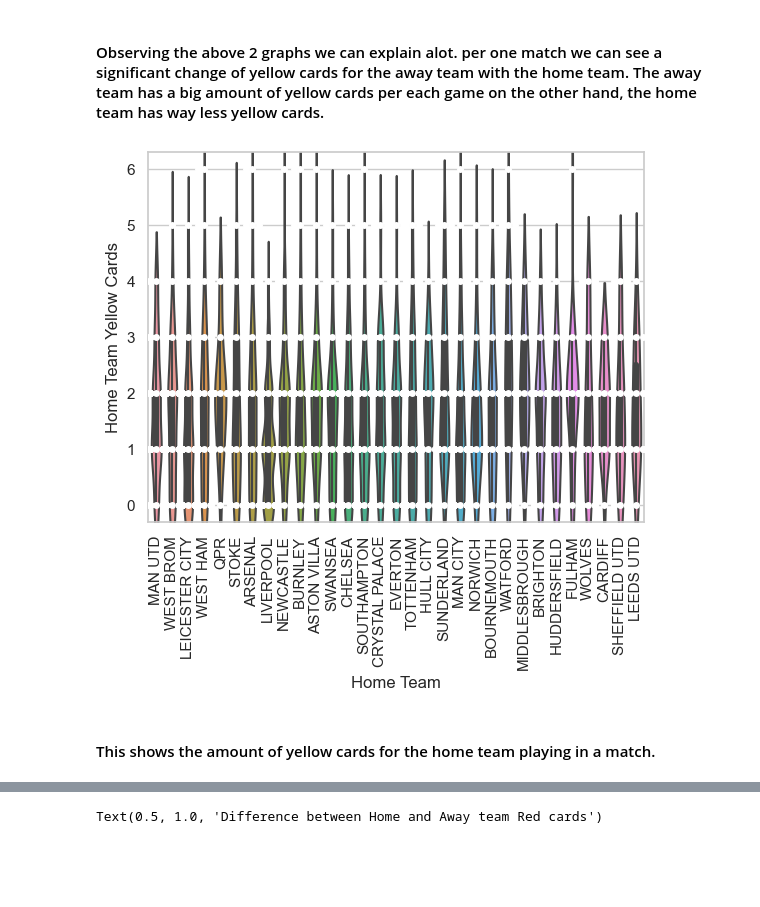
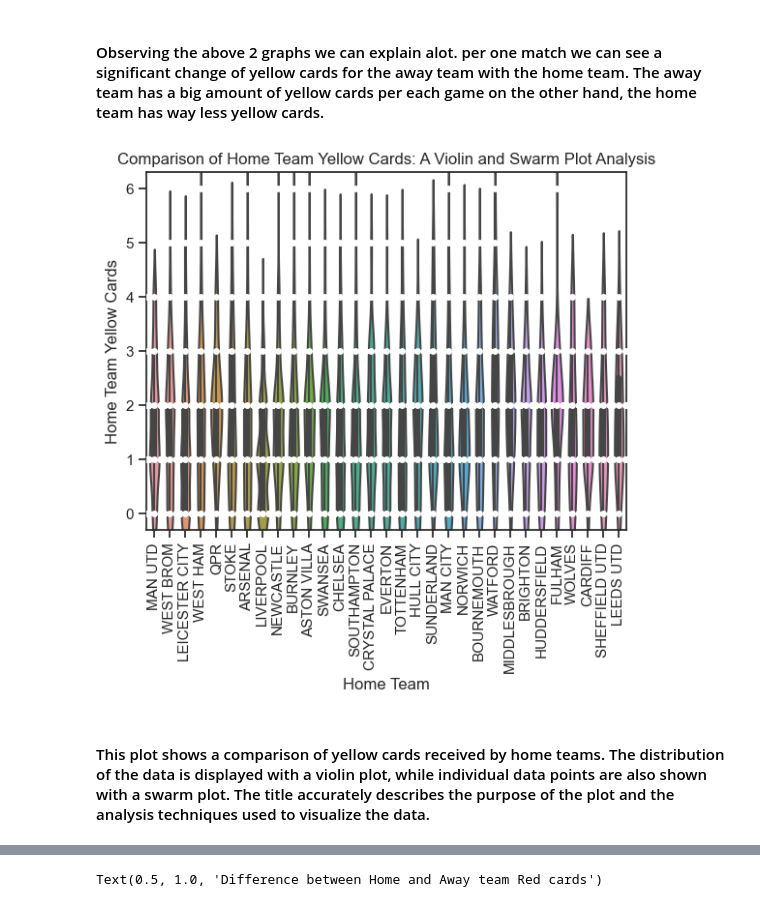
Before and after one commit to ubco-W2022T2-data301/Group14, a Jupyter notebook: analysis/analysis1.ipynb, the cells around one changed output, grey strips where cells are left out. Cells and saved outputs as stored; diff of their text form; code cells hidden in the pictures; blank space fills up the shorter version.

```diff
--- a/analysis/analysis1.ipynb
+++ b/analysis/analysis1.ipynb
@@ -289,12 +292,13 @@ plt.legend(bbox_to_anchor=(1.0,1.0), fontsize='5')
 # %%
 sns.violinplot(x='Home Team',y='Home Team Yellow Cards',data=df_subset)
 sns.swarmplot(x='Home Team',y='Home Team Yellow Cards',data=df_subset, color='white')
+plt.title("Comparison of Home Team Yellow Cards: A Violin and Swarm Plot Analysis")
 plt.xticks(rotation=90)
 plt.show()
 # %% [output]
-[figure, old version]
+[figure, new version]
-# %% [markdown]
-#### This shows the amount of yellow cards for the home team playing in a match.
+# %% [markdown]
+#### This plot shows a comparison of yellow cards received by home teams. The distribution of the data is displayed with a violin plot, while individual data points are also shown with a swarm plot. The title accurately describes the purpose of the plot and the analysis techniques used to visualize the data.
 # %%
 sns.violinplot(x='Away Team',y='Away Team Yellow Cards',data=df_subset)
 sns.swarmplot(x='Away Team',y='Away Team Yellow Cards',data=df_subset, color='black')
```
Also changed, not shown: parts of 11 cells of this notebook.
